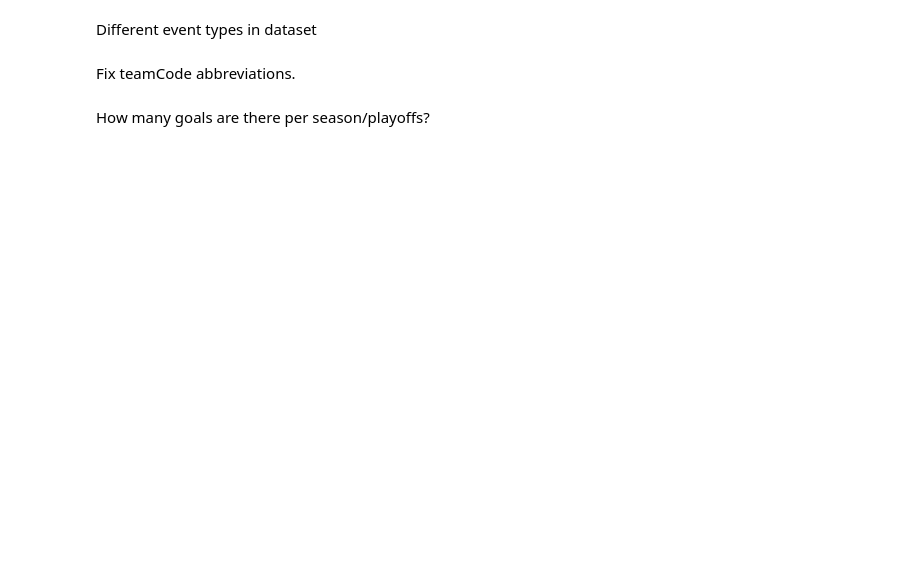
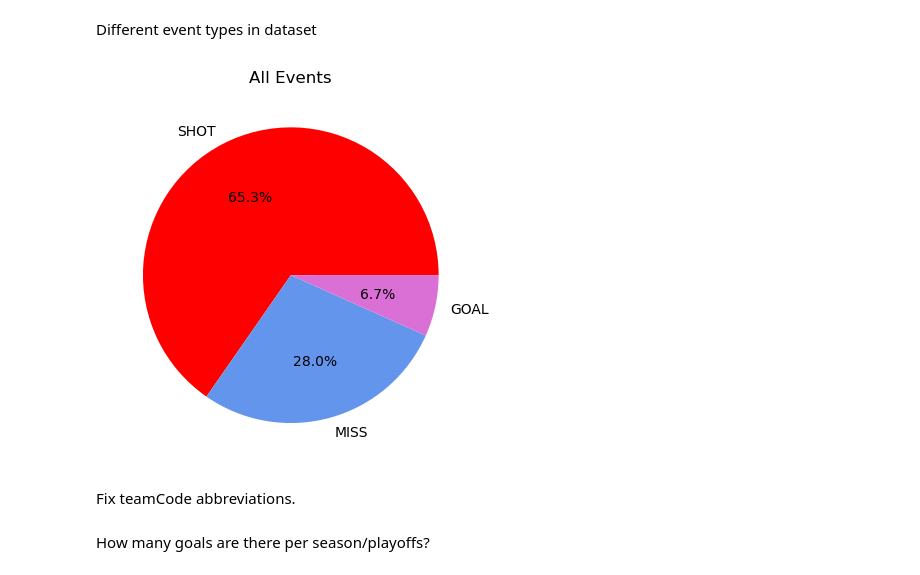
Before and after one commit to Hunter-Farrar/Capstone-DA14, a Jupyter notebook: notebooks/Capstone.ipynb, the cells around one changed output. Drawn from its saved outputs; the diff is of its cells as text; code cells hidden in the pictures; blank space fills up the shorter version.

```diff
--- a/notebooks/Capstone.ipynb
+++ b/notebooks/Capstone.ipynb
@@ -24,11 +48,14 @@ ev_count = shots.event.value_counts().reset_index()
 # %%
 plt.pie(ev_count['count'],
         labels=ev_count['event'],
+        autopct= '%1.1f%%',
        colors= [
             'red', 'cornflowerblue', 'orchid'])
 plt.title('All Events')
 #plt.savefig('Event Counts.png', bbox_inches='tight')
 plt.show();
+# %% [output]
+[figure, added]
 # %% [markdown]
 Fix teamCode abbreviations.
 # %%
```
Also changed, not shown: parts of 88 cells of this notebook.
